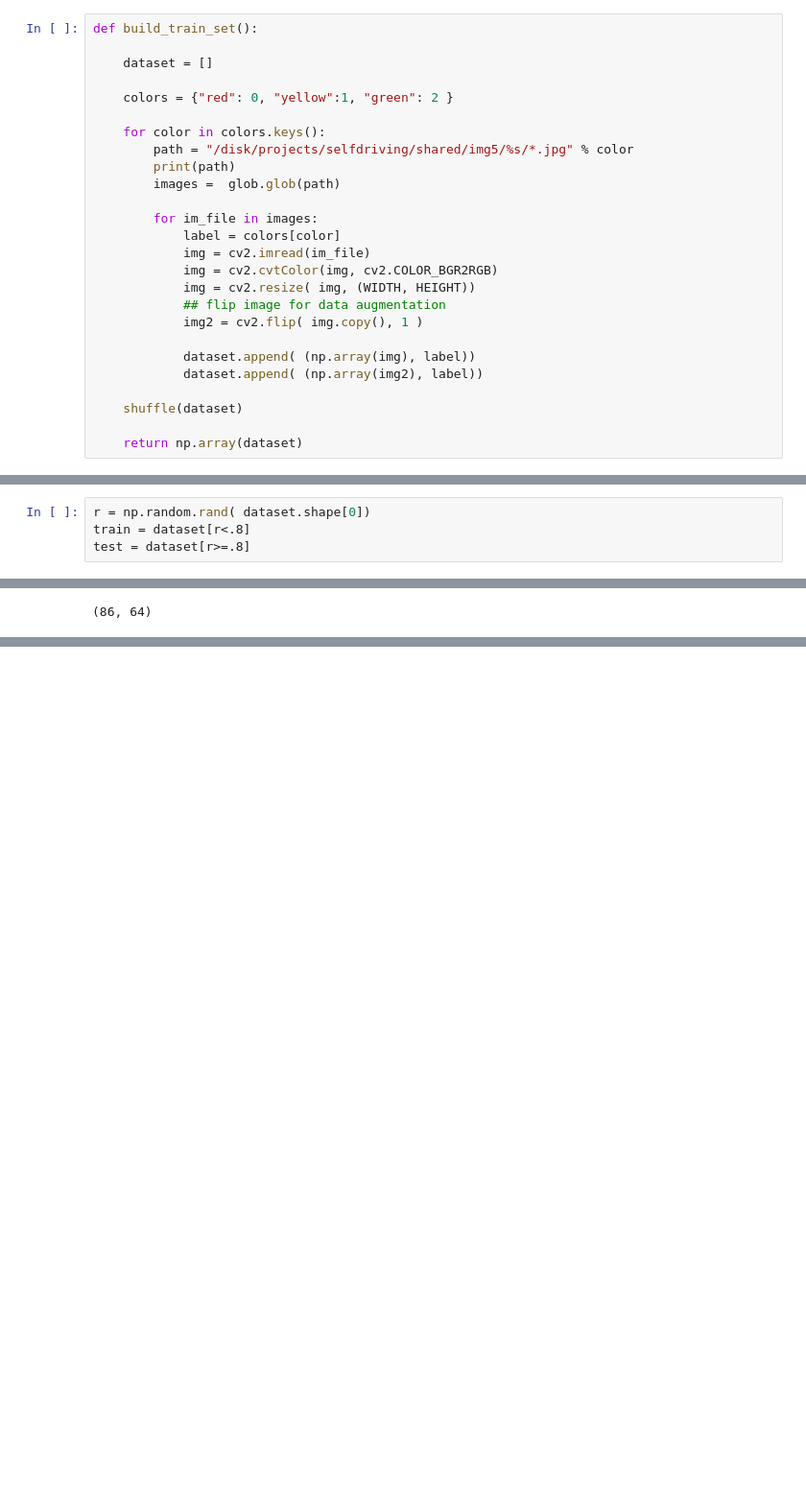
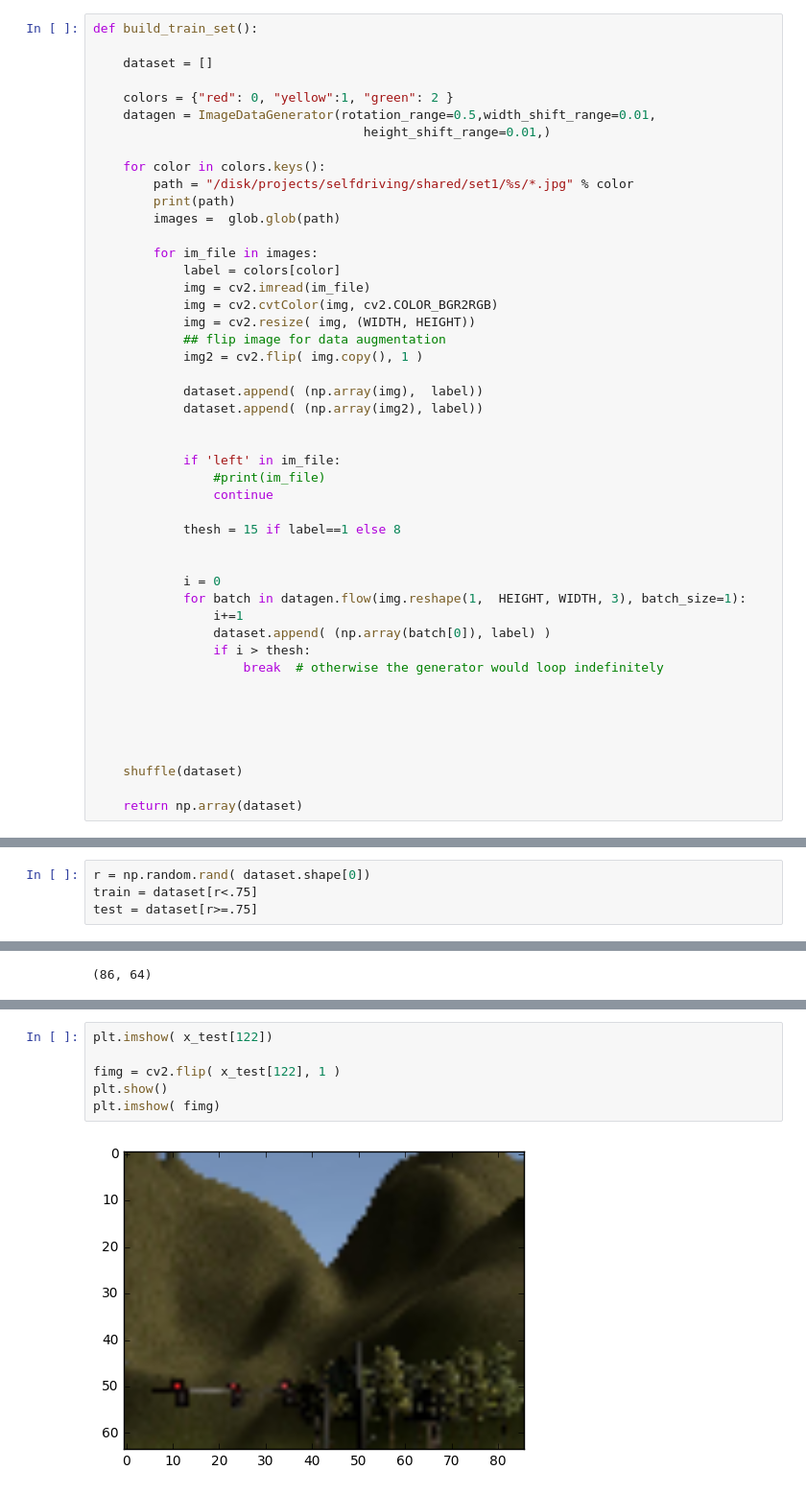
Before and after one commit to marlon-rodrigues/SDC-Capstone, a Jupyter notebook: notebooks/model_v7.ipynb, the cells around one changed output, grey strips where cells are left out. Shown at 96% size. Drawn from its saved outputs; the diff is of its cells as text; blank space fills up the shorter version.

```diff
--- a/notebooks/model_v7.ipynb
+++ b/notebooks/model_v7.ipynb
@@ -36,9 +38,11 @@ def build_train_set():
     dataset = []
 
     colors = {"red": 0, "yellow":1, "green": 2 }
+    datagen = ImageDataGenerator(rotation_range=0.5,width_shift_range=0.01,
+                                    height_shift_range=0.01,)
 
     for color in colors.keys():
-        path = "/disk/projects/selfdriving/shared/img5/%s/*.jpg" % color
+        path = "/disk/projects/selfdriving/shared/set1/%s/*.jpg" % color
         print(path)
         images =  glob.glob(path)
 
@@ -50,8 +54,27 @@ def build_train_set():
             ## flip image for data augmentation
             img2 = cv2.flip( img.copy(), 1 )
 
-            dataset.append( (np.array(img), label))
+            dataset.append( (np.array(img),  label))
             dataset.append( (np.array(img2), label))
+
+
+            if 'left' in im_file:
+                #print(im_file)
+                continue
+
+            thesh = 15 if label==1 else 8
+
+
+            i = 0
+            for batch in datagen.flow(img.reshape(1,  HEIGHT, WIDTH, 3), batch_size=1):
+                i+=1
+                dataset.append( (np.array(batch[0]), label) )
+                if i > thesh:
+                    break  # otherwise the generator would loop indefinitely
+
+
+
+
 
     shuffle(dataset)
 
@@ -68,7 +91,7 @@ len(dataset)
 # %%
 r = np.random.rand( dataset.shape[0])
-train = dataset[r<.8]
-test = dataset[r>=.8]
+train = dataset[r<.75]
+test = dataset[r>=.75]
 # %%
 train.shape, test.shape
 x_train = np.array([ img for img in train[:,0]])
@@ -168,0 +187,8 @@ plt.imshow( x_test[121])
+# %%
+plt.imshow( x_test[122])
+
+fimg = cv2.flip( x_test[122], 1 )
+plt.show()
+plt.imshow( fimg)
+# %% [output]
+[figure, added]
```
Also changed, not shown: parts of 13 cells of this notebook.
